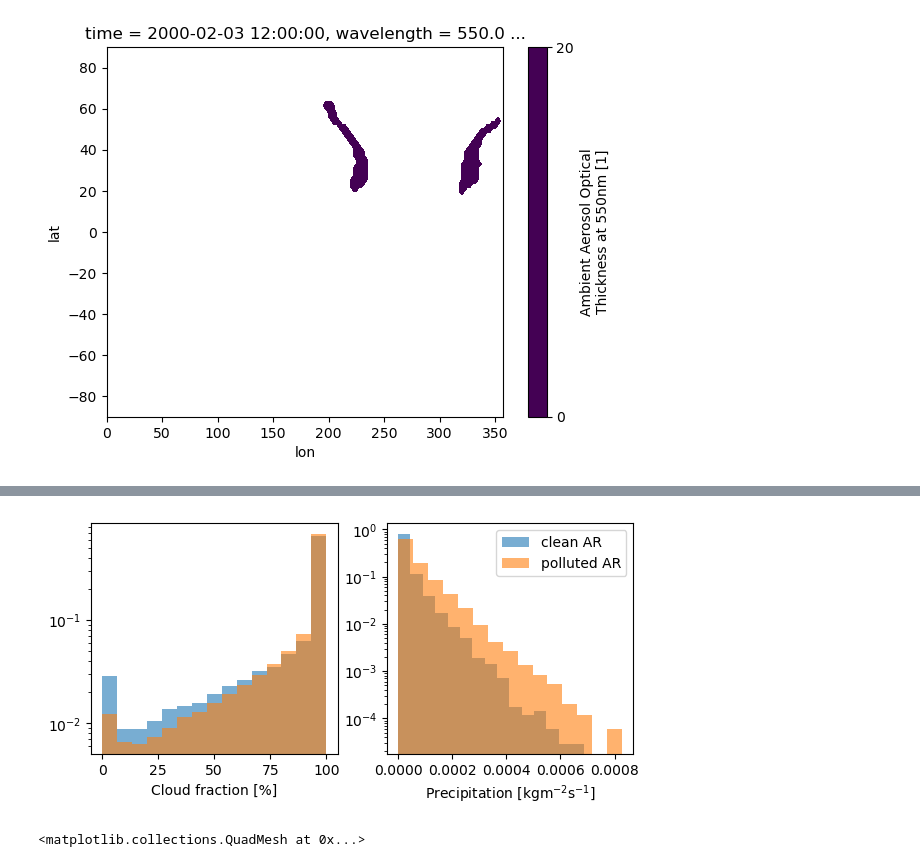
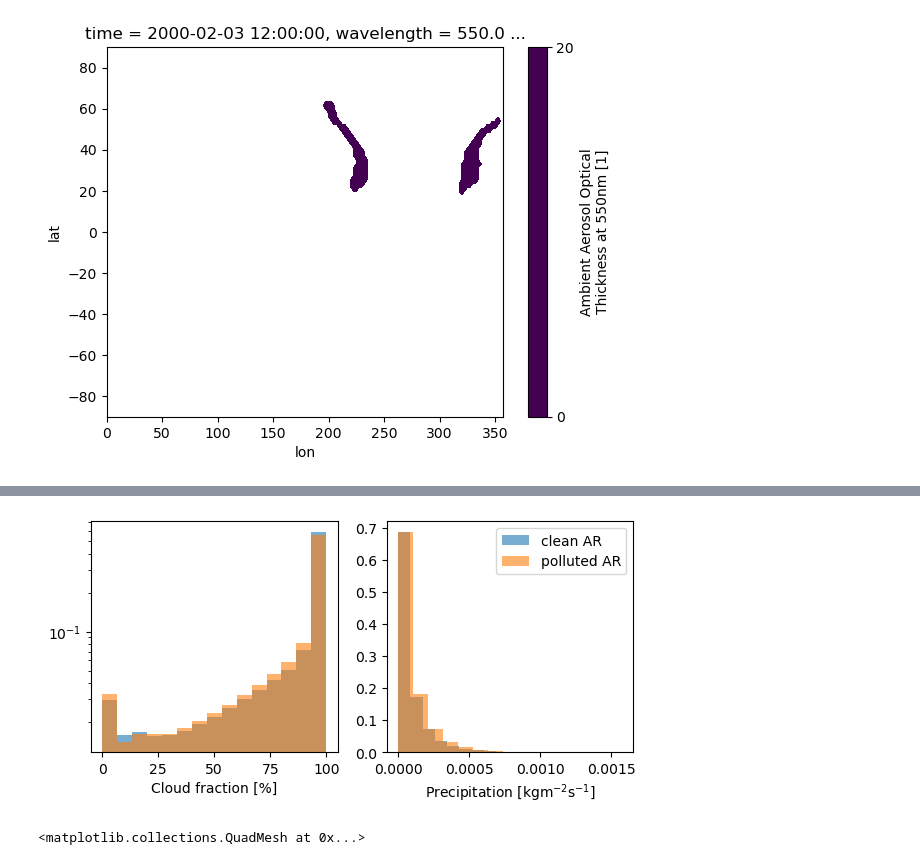
Before and after one commit to eScience-course/Tjaernoe2022-group5, a Jupyter notebook: notebooks/Julia/AR_compare_2020.ipynb, the cells around one changed output, grey strips where cells are left out. Cells and saved outputs as stored; diff of their text form; code cells hidden in the pictures.

```diff
--- a/notebooks/Julia/AR_compare_2020.ipynb
+++ b/notebooks/Julia/AR_compare_2020.ipynb
@@ -298,4 +219,3 @@ np.nonzero(test.squeeze().values)
-# %%
-aod_ar_hist= aod_hist.where(ar_hist.ivt==True, drop=True).sel(lat = slice(60,90)) #selecting arctic only!
 # %%
-aod_ar_hist
+hist_poll_ar = hist_vars.sel(lat=slice(60,90)).where(aod_ar_hist.poll_ar_aod.notnull() )
+hist_clean_ar = hist_vars.sel(lat=slice(60,90)).where(aod_ar_hist.clean_ar_aod.notnull() )
@@ -320,7 +222,7 @@ Attributes: (12/49)
 # %%
-hist_poll_ar = hist_vars.where(aod_ar_hist.od550aer>aod_ar_hist.od550aer.quantile(0.75),drop=True)
+#hist_poll_ar = hist_vars.where(aod_ar_hist.od550aer>aod_ar_hist.od550aer.quantile(0.75),drop=True)
 # %%
-hist_clean_ar = hist_vars.where(aod_ar_hist.od550aer<aod_ar_hist.od550aer.quantile(0.25),drop=True)
+#hist_clean_ar = hist_vars.where(aod_ar_hist.od550aer<aod_ar_hist.od550aer.quantile(0.25),drop=True)
 # %%
 clean_clt = hist_clean_ar.clt.values.flatten()[~np.isnan(hist_clean_ar.clt.values.flatten())]
 poll_clt = hist_poll_ar.clt.values.flatten()[~np.isnan(hist_poll_ar.clt.values.flatten())]
@@ -436,21 +237,21 @@ CMIP.NCC.NorESM2-LM.historical.day.gn
 # %%
 fig, axs = plt.subplots(1,2,dpi=100, figsize=(7,3))
 
 axs[0].hist(clean_clt, alpha = 0.6,bins=15, label='clean AR', weights=np.zeros_like(clean_clt) + 1. / clean_clt.size)
 axs[0].hist(poll_clt,alpha = 0.6,bins=15, label='polluted AR', weights=np.zeros_like(poll_clt) + 1. / poll_clt.size)
 
 axs[1].hist(clean_pr, alpha = 0.6,bins=15, label='clean AR', weights=np.zeros_like(clean_pr) + 1. / clean_pr.size)
 axs[1].hist(poll_pr,alpha = 0.6,bins=15, label='polluted AR', weights=np.zeros_like(poll_pr) + 1. / poll_pr.size)
 
 axs[0].set_xlabel('Cloud fraction [%]')
 axs[1].set_xlabel('Precipitation [kgm$^{-2}$s$^{-1}$]')
 
 axs[0].set_yscale('log')
-axs[1].set_yscale('log')
+#axs[1].set_yscale('log')
 plt.legend()
 plt.show()
 # %% [output]
-[figure, old version]
+[figure, new version]
 # %%
 aod_hist['ar']=ar_hist.ivt
 # %%
```
Also changed, not shown: parts of 16 cells of this notebook, 1 other file.
